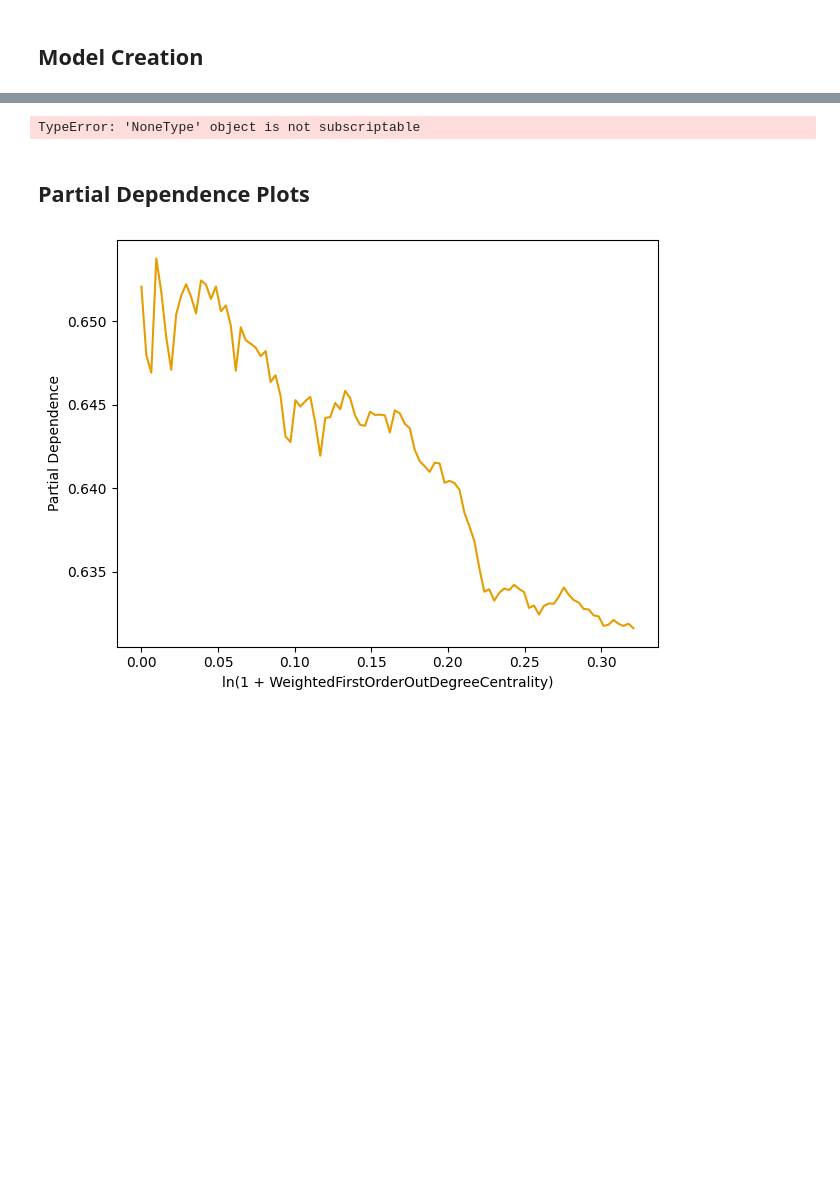
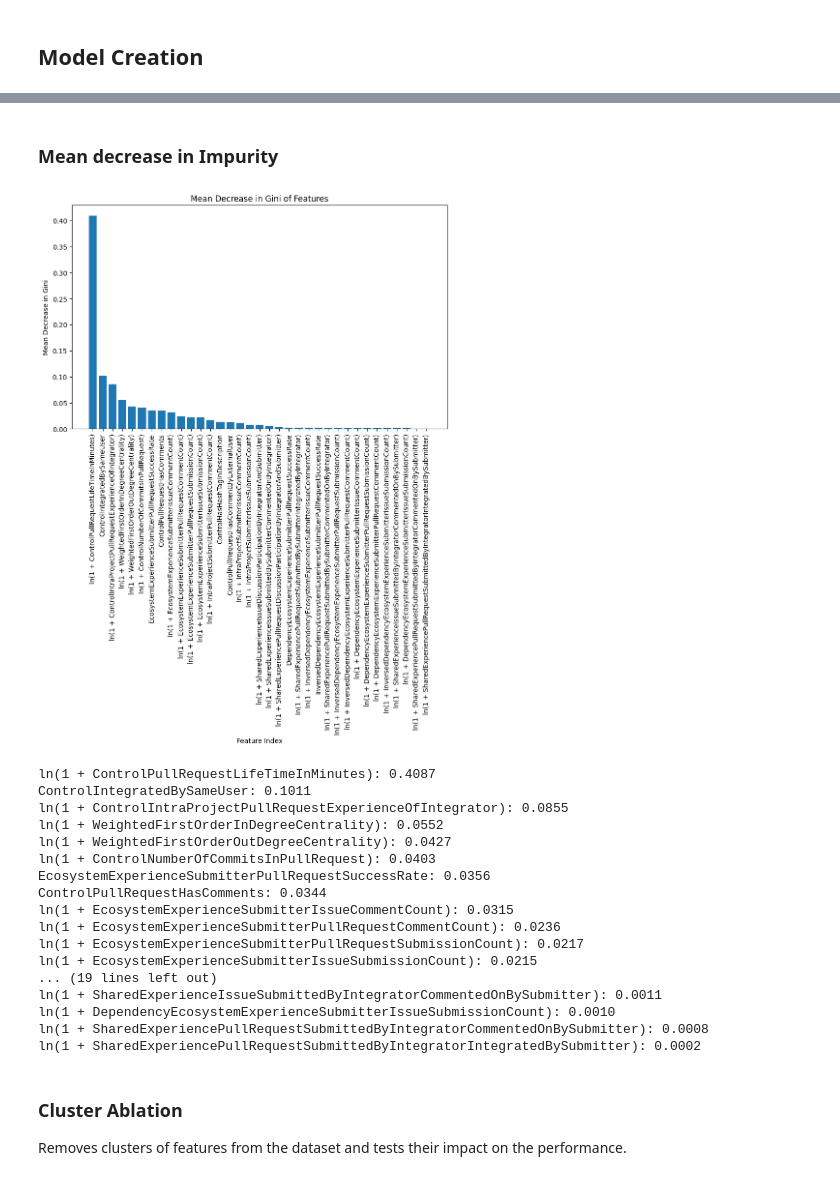
Before and after one commit to wmeijer221/msc_thesis, a Jupyter notebook: python_proj/modelling/notebooks/random_forest/ftc_model.ipynb, the cells around one changed output, grey strips where cells are left out. Saved outputs shown, nothing was run; the diff lists cells and outputs as text; code cells hidden in the pictures; blank space fills up the shorter version.

```diff
--- a/python_proj/modelling/notebooks/random_forest/ftc_model.ipynb
+++ b/python_proj/modelling/notebooks/random_forest/ftc_model.ipynb
@@ -28,21 +28,20 @@ if 'Unnamed: 1' in df.columns:
     df = df.drop(['Unnamed: 1', "Project Name.1"], axis=1)
 print(df.columns)
 
-# Loads first-time contributor data frame.
-ftc_df = df[df[ftc_key]]
-print(f'{len(df)=}')
-print(f'{len(ftc_df)=}')
-
 # Creates sub-datasets.
 metadata_fields = ['ID', 'Project Name',
                    'Submitter ID', 'PR Number', 'Closed At']
 dependent_fields = [pr_merged_key]
 independent_fields = [field for field in df.columns
                       if (field not in metadata_fields
-                          and field not in dependent_fields
+                          and field != pr_merged_key
                           and field != ftc_key)]
 
 df[independent_fields].describe()
+
+class_counts = df[pr_merged_key].value_counts()
+class_imbalance = class_counts[True] / class_counts[False]
+print(f'{class_imbalance=}')
 # %% [output]
 Index(['Project Name', 'ID', 'Submitter ID', 'PR Number', 'Closed At',
        'PullRequestIsMerged', 'ControlIntegratedBySameUser',
@@ -95,6 +69,6 @@ len(train)=342860, len(test)=85715
 # %%
 from sklearn.ensemble import RandomForestRegressor
-from sklearn.metrics import f1_score, confusion_matrix, classification_report, accuracy_score, precision_score, recall_score, roc_auc_score
+from sklearn.metrics import f1_score, confusion_matrix, classification_report, accuracy_score, precision_score, recall_score
 
 
 def calculate_metrics(predicted_labels, true_labels, sample_weights=None):
@@ -110,10 +84,12 @@ def create_model(
     train_predictors: pd.DataFrame,
     train_labels: pd.Series,
     test_predictors: pd.DataFrame,
-    test_labels: pd.Series
+    test_labels: pd.Series,
+    random_state: int | None = None,
 ):
     # Model creation and predictions.
-    random_state = seed_counter.get_next()
+    if random_state is None:
+        random_state = seed_counter.get_next()
     print(f'{random_state=}')
     rf = RandomForestRegressor(
         n_estimators=100,
@@ -276,0 +293,19 @@ f1_mean=0.7764631690864463, f1_std=0.0009975055877728069
+# %%
+from sklearn.model_selection import train_test_split
+
+train, test = train_test_split(df, test_size=0.2)
+train_predictors = train[independent_fields]
+train_dependent = train[pr_merged_key]
+test_predictors = test[independent_fields]
+test_dependent = test[pr_merged_key]
+
+full_rf_model, _ = create_model(
+    train_predictors, train_dependent,
+    test_predictors, test_dependent
+)
+
+create_partial_dependence_plots(
+    full_rf_model,
+    test_predictors,
+    model_name="full_model"
+)
@@ -277,24 +330,40 @@ f1_mean=0.7764631690864463, f1_std=0.0009975055877728069
+# %% [markdown]
+### Mean decrease in Impurity
 # %%
-full_rf_model = full_rf_models[0]
 feature_importances = full_rf_model.feature_importances_
 
 sorted_indices = np.argsort(feature_importances)[::-1]
 sorted_importances = feature_importances[sorted_indices]
 
 # Step 4: Plot the mean decrease accuracy plot
 plt.figure(figsize=(10, 6))
 plt.bar(range(test_predictors.shape[1]), sorted_importances)
 plt.xlabel('Feature Index')
-plt.ylabel('Mean Decrease Accuracy')
-plt.title('Mean Decrease Accuracy of Features')
+plt.ylabel('Mean Decrease in Gini')
+plt.title('Mean Decrease in Gini of Features')
 ordererd_columns = np.array(test_predictors.columns)[sorted_indices]
 plt.xticks(range(test_predictors.shape[1]), ordererd_columns, rotation=90)
 plt.tight_layout()
 plt.show()
 
 for field, importance in zip(ordererd_columns, sorted_importances):
     print(f'{field}: {importance:.04f}')
 # %% [output]
+[figure, added]
-TypeError: 'NoneType' object is not subscriptable
+ln(1 + ControlPullRequestLifeTimeInMinutes): 0.4087
+ControlIntegratedBySameUser: 0.1011
+ln(1 + ControlIntraProjectPullRequestExperienceOfIntegrator): 0.0855
+ln(1 + WeightedFirstOrderInDegreeCentrality): 0.0552
+ln(1 + WeightedFirstOrderOutDegreeCentrality): 0.0427
+ln(1 + ControlNumberOfCommitsInPullRequest): 0.0403
+EcosystemExperienceSubmitterPullRequestSuccessRate: 0.0356
+ControlPullRequestHasComments: 0.0344
+ln(1 + EcosystemExperienceSubmitterIssueCommentCount): 0.0315
+ln(1 + EcosystemExperienceSubmitterPullRequestCommentCount): 0.0236
+ln(1 + EcosystemExperienceSubmitterPullRequestSubmissionCount): 0.0217
+ln(1 + EcosystemExperienceSubmitterIssueSubmissionCount): 0.0215
+... (19 lines left out)
+ln(1 + SharedExperienceIssueSubmittedByIntegratorCommentedOnBySubmitter): 0.0011
+ln(1 + DependencyEcosystemExperienceSubmitterIssueSubmissionCount): 0.0010
+ln(1 + SharedExperiencePullRequestSubmittedByIntegratorCommentedOnBySubmitter): 0.0008
+ln(1 + SharedExperiencePullRequestSubmittedByIntegratorIntegratedBySubmitter): 0.0002
-# %% [markdown]
-## Partial Dependence Plots
@@ -333,9 +370,4 @@ def create_partial_dependence_plots(
-# %%
-create_partial_dependence_plots(
-    full_rf_model,
-    test_predictors,
-    test_dependent,
-    model_name="full_model"
-)
-# %% [output]
-[figure, removed]
+# %% [markdown]
+### Cluster Ablation
+
+Removes clusters of features from the dataset and tests their impact on the performance.
```
Also changed, not shown: parts of 20 cells of this notebook, 15 other files.
